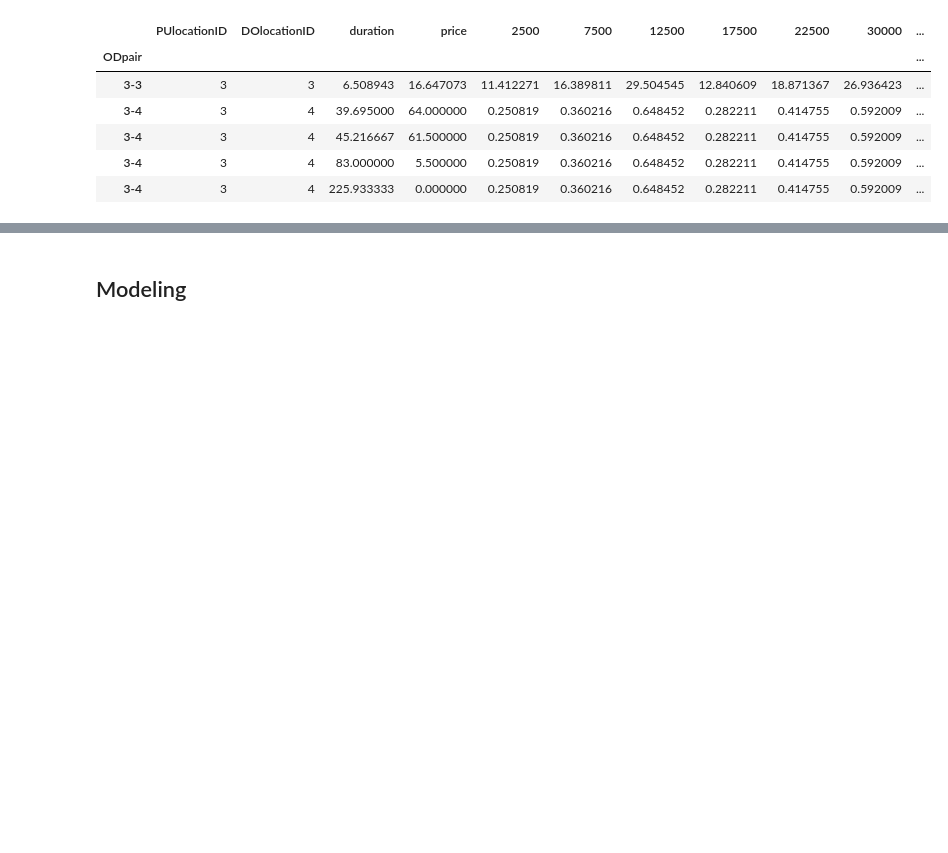
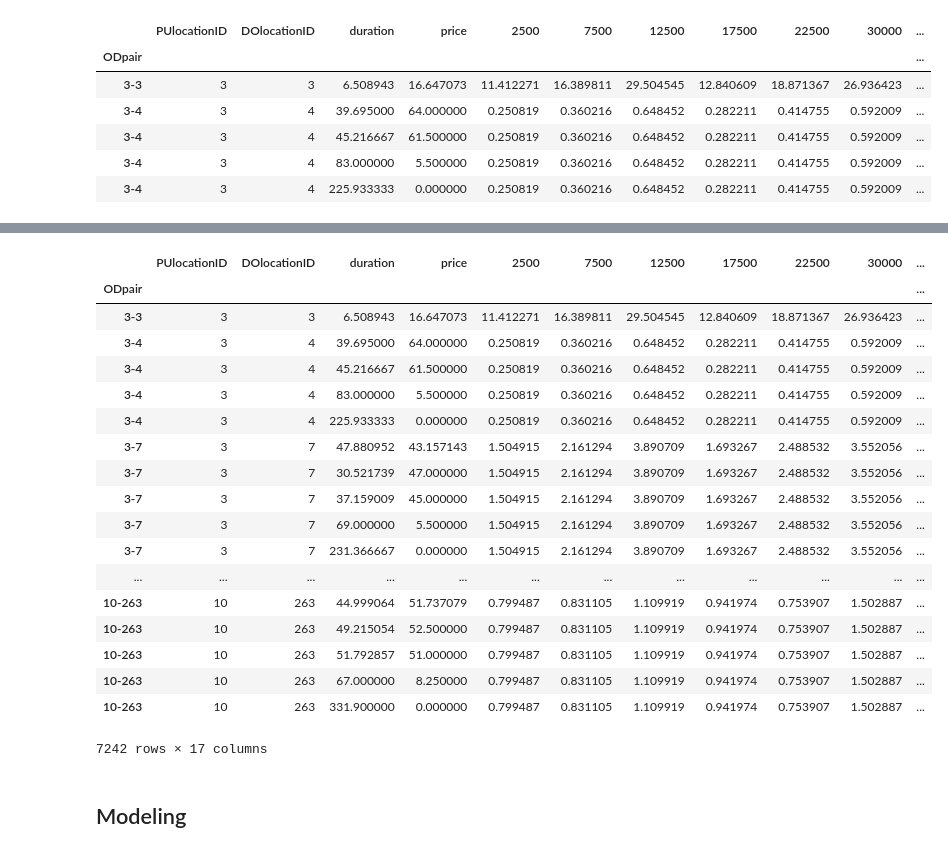
Before and after one commit to Rufei-Sheng/Manhattan-Congestion-Surcharge-Capstone, a Jupyter notebook: modeling/modeling_update.ipynb, the cells around one changed output, grey strips where cells are left out. Drawn from its saved outputs; the diff is of its cells as text; code cells hidden in the pictures; blank space fills up the shorter version.

```diff
--- a/modeling/modeling_update.ipynb
+++ b/modeling/modeling_update.ipynb
@@ -32,3 +44,25 @@ mode_data.head()
+# %%
+mode_data[:7242]
+# %% [output]
+|  | PUlocationID | DOlocationID | duration | price | 2500 | 7500 | 12500 | 17500 | 22500 | 30000 | ... |
+| ODpair |  |  |  |  |  |  |  |  |  |  | ... |
+| 3-3 | 3 | 3 | 6.508943 | 16.647073 | 11.412271 | 16.389811 | 29.504545 | 12.840609 | 18.871367 | 26.936423 | ... |
+| 3-4 | 3 | 4 | 39.695000 | 64.000000 | 0.250819 | 0.360216 | 0.648452 | 0.282211 | 0.414755 | 0.592009 | ... |
+| 3-4 | 3 | 4 | 45.216667 | 61.500000 | 0.250819 | 0.360216 | 0.648452 | 0.282211 | 0.414755 | 0.592009 | ... |
+| 3-4 | 3 | 4 | 83.000000 | 5.500000 | 0.250819 | 0.360216 | 0.648452 | 0.282211 | 0.414755 | 0.592009 | ... |
+| 3-4 | 3 | 4 | 225.933333 | 0.000000 | 0.250819 | 0.360216 | 0.648452 | 0.282211 | 0.414755 | 0.592009 | ... |
+| 3-7 | 3 | 7 | 47.880952 | 43.157143 | 1.504915 | 2.161294 | 3.890709 | 1.693267 | 2.488532 | 3.552056 | ... |
+| 3-7 | 3 | 7 | 30.521739 | 47.000000 | 1.504915 | 2.161294 | 3.890709 | 1.693267 | 2.488532 | 3.552056 | ... |
+| 3-7 | 3 | 7 | 37.159009 | 45.000000 | 1.504915 | 2.161294 | 3.890709 | 1.693267 | 2.488532 | 3.552056 | ... |
+| 3-7 | 3 | 7 | 69.000000 | 5.500000 | 1.504915 | 2.161294 | 3.890709 | 1.693267 | 2.488532 | 3.552056 | ... |
+| 3-7 | 3 | 7 | 231.366667 | 0.000000 | 1.504915 | 2.161294 | 3.890709 | 1.693267 | 2.488532 | 3.552056 | ... |
+| ... | ... | ... | ... | ... | ... | ... | ... | ... | ... | ... | ... |
+| 10-263 | 10 | 263 | 44.999064 | 51.737079 | 0.799487 | 0.831105 | 1.109919 | 0.941974 | 0.753907 | 1.502887 | ... |
+| 10-263 | 10 | 263 | 49.215054 | 52.500000 | 0.799487 | 0.831105 | 1.109919 | 0.941974 | 0.753907 | 1.502887 | ... |
+| 10-263 | 10 | 263 | 51.792857 | 51.000000 | 0.799487 | 0.831105 | 1.109919 | 0.941974 | 0.753907 | 1.502887 | ... |
+| 10-263 | 10 | 263 | 67.000000 | 8.250000 | 0.799487 | 0.831105 | 1.109919 | 0.941974 | 0.753907 | 1.502887 | ... |
+| 10-263 | 10 | 263 | 331.900000 | 0.000000 | 0.799487 | 0.831105 | 1.109919 | 0.941974 | 0.753907 | 1.502887 | ... |
+7242 rows × 17 columns
 # %% [markdown]
 ## Modeling
 # %% [markdown]
```
Also changed, not shown: parts of 10 cells of this notebook, 1 other file.
